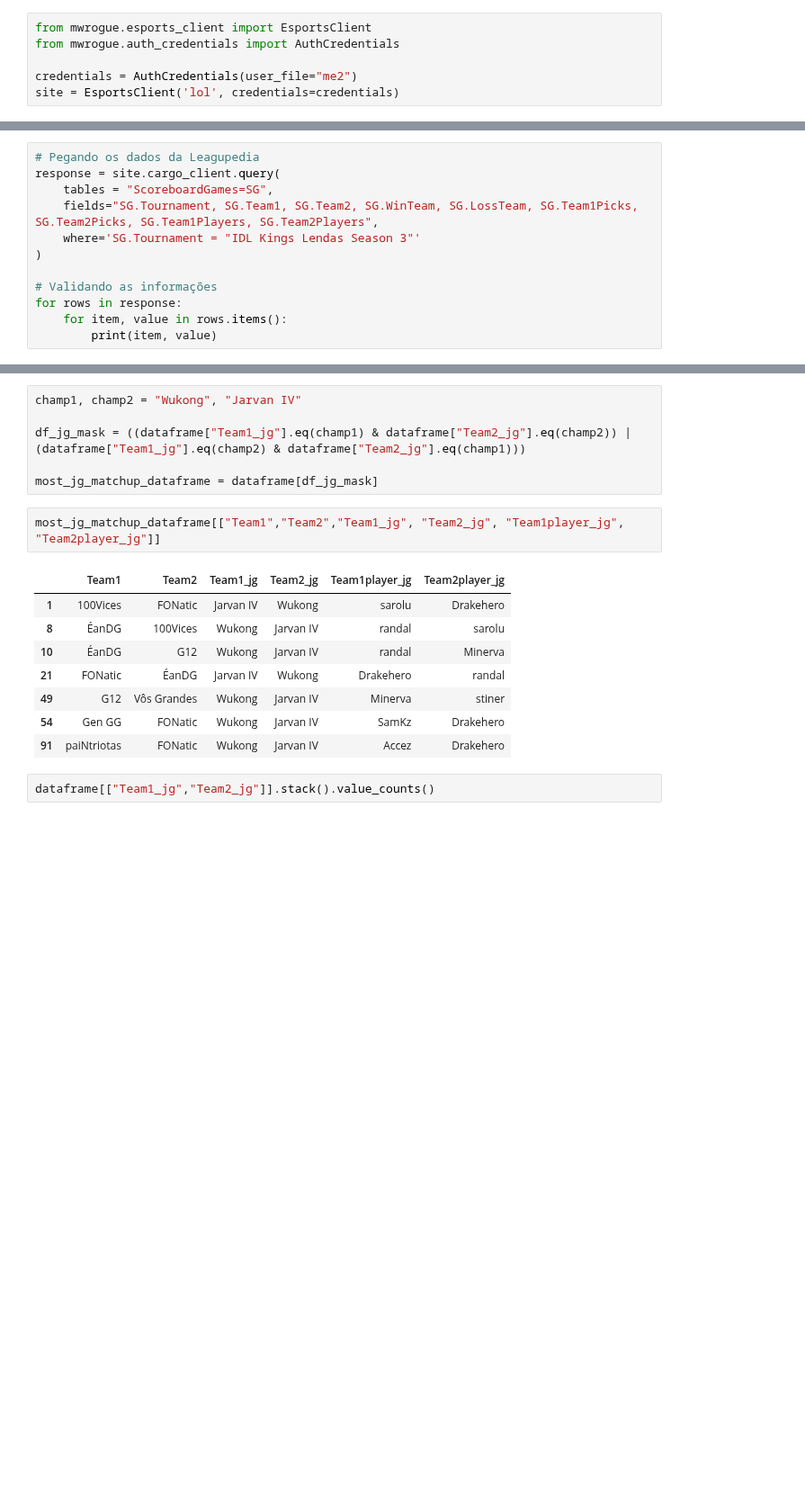
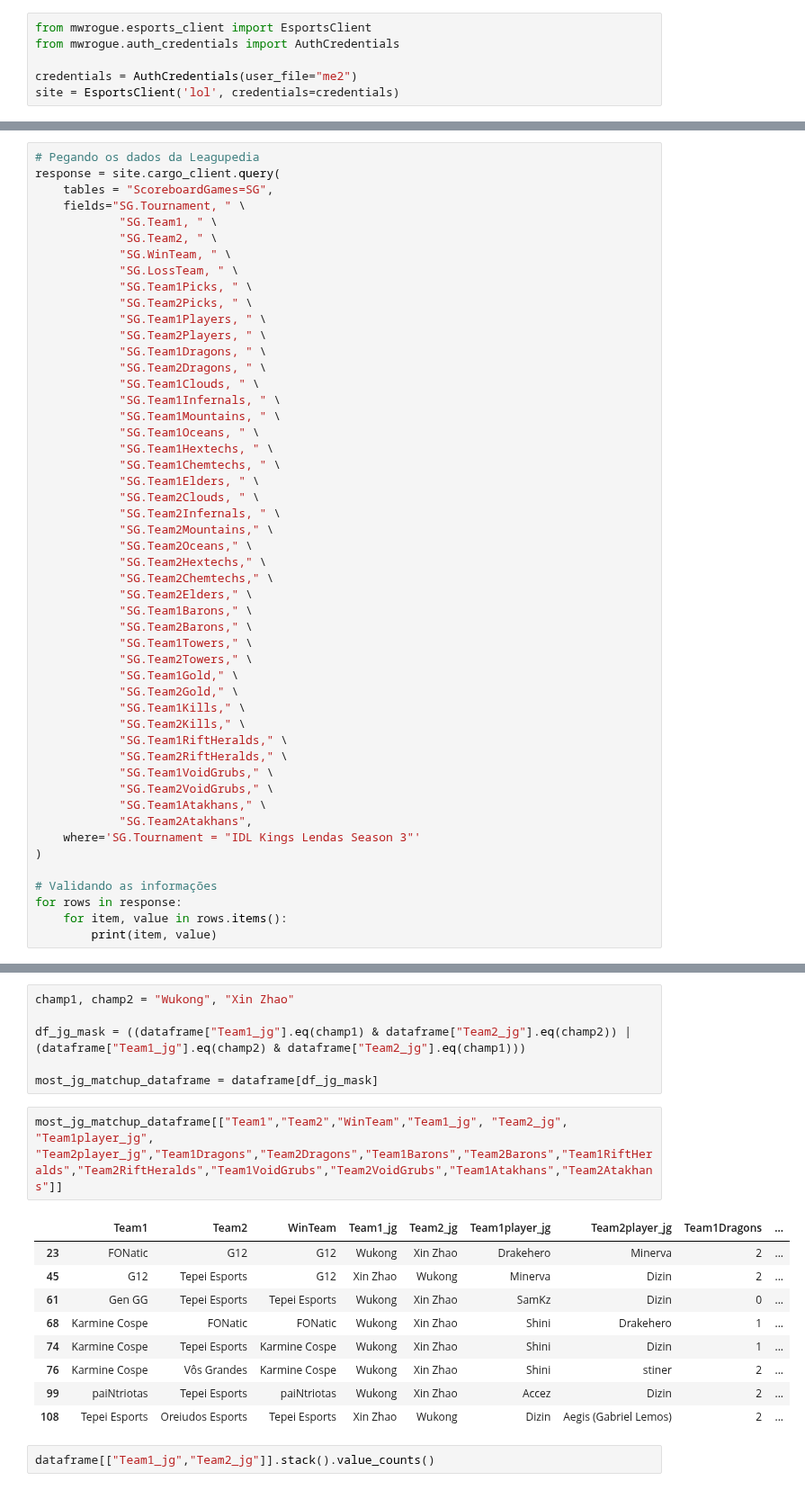
Before and after one commit to yagoandradelima/data-analysis-python, a Jupyter notebook: lol/codes/kl_da.ipynb, the cells around one changed output, grey strips where cells are left out. Shown at 90% size. Cells and saved outputs as stored; diff of their text form; blank space fills up the shorter version.

```diff
--- a/lol/codes/kl_da.ipynb
+++ b/lol/codes/kl_da.ipynb
@@ -8,7 +18,45 @@ site = EsportsClient('lol', credentials=credentials)
 # Pegando os dados da Leagupedia
 response = site.cargo_client.query(
     tables = "ScoreboardGames=SG",
-    fields="SG.Tournament, SG.Team1, SG.Team2, SG.WinTeam, SG.LossTeam, SG.Team1Picks, SG.Team2Picks, SG.Team1Players, SG.Team2Players",
+    fields="SG.Tournament, " \
+            "SG.Team1, " \
+            "SG.Team2, " \
+            "SG.WinTeam, " \
+            "SG.LossTeam, " \
+            "SG.Team1Picks, " \
+            "SG.Team2Picks, " \
+            "SG.Team1Players, " \
+            "SG.Team2Players, " \
+            "SG.Team1Dragons, " \
+            "SG.Team2Dragons, " \
+            "SG.Team1Clouds, " \
+            "SG.Team1Infernals, " \
+            "SG.Team1Mountains, " \
+            "SG.Team1Oceans, " \
+            "SG.Team1Hextechs, " \
+            "SG.Team1Chemtechs, " \
+            "SG.Team1Elders, " \
+            "SG.Team2Clouds, " \
+            "SG.Team2Infernals, " \
+            "SG.Team2Mountains," \
+            "SG.Team2Oceans," \
+            "SG.Team2Hextechs," \
+            "SG.Team2Chemtechs," \
+            "SG.Team2Elders," \
+            "SG.Team1Barons," \
+            "SG.Team2Barons," \
+            "SG.Team1Towers," \
+            "SG.Team2Towers," \
+            "SG.Team1Gold," \
+            "SG.Team2Gold," \
+            "SG.Team1Kills," \
+            "SG.Team2Kills," \
+            "SG.Team1RiftHeralds," \
+            "SG.Team2RiftHeralds," \
+            "SG.Team1VoidGrubs," \
+            "SG.Team2VoidGrubs," \
+            "SG.Team1Atakhans," \
+            "SG.Team2Atakhans",
     where='SG.Tournament = "IDL Kings Lendas Season 3"'
 )
 
@@ -128,20 +136,21 @@ Name: count, dtype: int64
 # %%
-champ1, champ2 = "Wukong", "Jarvan IV"
+champ1, champ2 = "Wukong", "Xin Zhao"
 
 df_jg_mask = ((dataframe["Team1_jg"].eq(champ1) & dataframe["Team2_jg"].eq(champ2)) | (dataframe["Team1_jg"].eq(champ2) & dataframe["Team2_jg"].eq(champ1)))
 
 most_jg_matchup_dataframe = dataframe[df_jg_mask]
 # %%
-most_jg_matchup_dataframe[["Team1","Team2","Team1_jg", "Team2_jg", "Team1player_jg", "Team2player_jg"]]
+most_jg_matchup_dataframe[["Team1","Team2","WinTeam","Team1_jg", "Team2_jg", "Team1player_jg", "Team2player_jg","Team1Dragons","Team2Dragons","Team1Barons","Team2Barons","Team1RiftHeralds","Team2RiftHeralds","Team1VoidGrubs","Team2VoidGrubs","Team1Atakhans","Team2Atakhans"]]
 # %% [output]
-|  | Team1 | Team2 | Team1_jg | Team2_jg | Team1player_jg | Team2player_jg |
-| 1 | 100Vices | FONatic | Jarvan IV | Wukong | sarolu | Drakehero |
-| 8 | ÉanDG | 100Vices | Wukong | Jarvan IV | randal | sarolu |
-| 10 | ÉanDG | G12 | Wukong | Jarvan IV | randal | Minerva |
-| 21 | FONatic | ÉanDG | Jarvan IV | Wukong | Drakehero | randal |
-| 49 | G12 | Vôs Grandes | Wukong | Jarvan IV | Minerva | stiner |
-| 54 | Gen GG | FONatic | Wukong | Jarvan IV | SamKz | Drakehero |
-| 91 | paiNtriotas | FONatic | Wukong | Jarvan IV | Accez | Drakehero |
+|  | Team1 | Team2 | WinTeam | Team1_jg | Team2_jg | Team1player_jg | Team2player_jg | Team1Dragons | ... |
+| 23 | FONatic | G12 | G12 | Wukong | Xin Zhao | Drakehero | Minerva | 2 | ... |
+| 45 | G12 | Tepei Esports | G12 | Xin Zhao | Wukong | Minerva | Dizin | 2 | ... |
+| 61 | Gen GG | Tepei Esports | Tepei Esports | Wukong | Xin Zhao | SamKz | Dizin | 0 | ... |
+| 68 | Karmine Cospe | FONatic | FONatic | Wukong | Xin Zhao | Shini | Drakehero | 1 | ... |
+| 74 | Karmine Cospe | Tepei Esports | Karmine Cospe | Wukong | Xin Zhao | Shini | Dizin | 1 | ... |
+| 76 | Karmine Cospe | Vôs Grandes | Karmine Cospe | Wukong | Xin Zhao | Shini | stiner | 2 | ... |
+| 99 | paiNtriotas | Tepei Esports | paiNtriotas | Wukong | Xin Zhao | Accez | Dizin | 2 | ... |
+| 108 | Tepei Esports | Oreiudos Esports | Tepei Esports | Xin Zhao | Wukong | Dizin | Aegis (Gabriel Lemos) | 2 | ... |
 # %%
 dataframe[["Team1_jg","Team2_jg"]].stack().value_counts()
 # %% [output]
```
Also changed, not shown: parts of 12 cells of this notebook.
